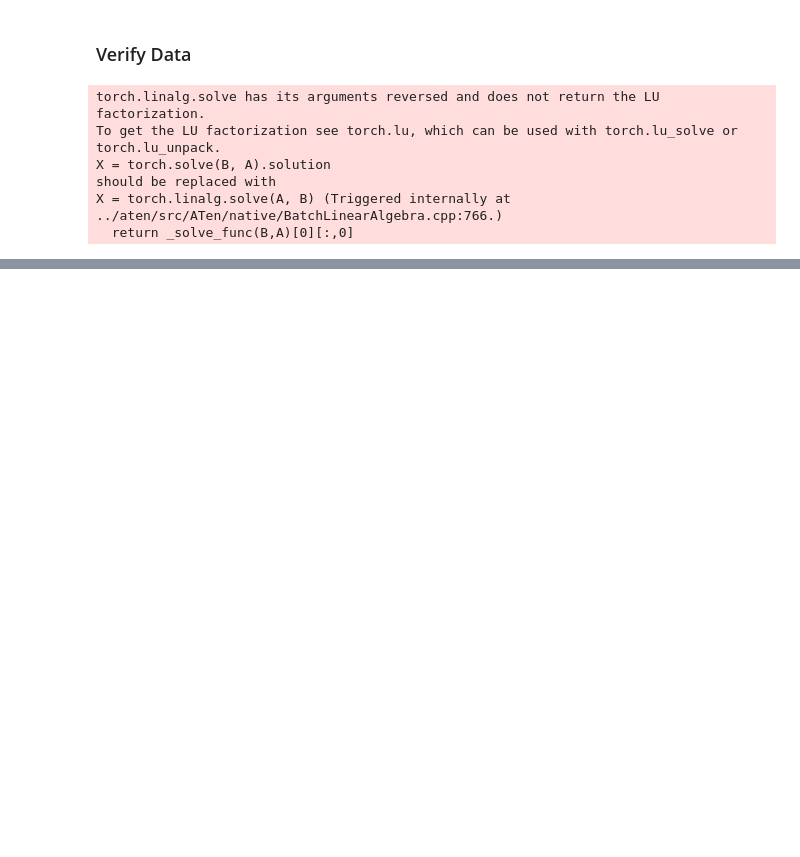
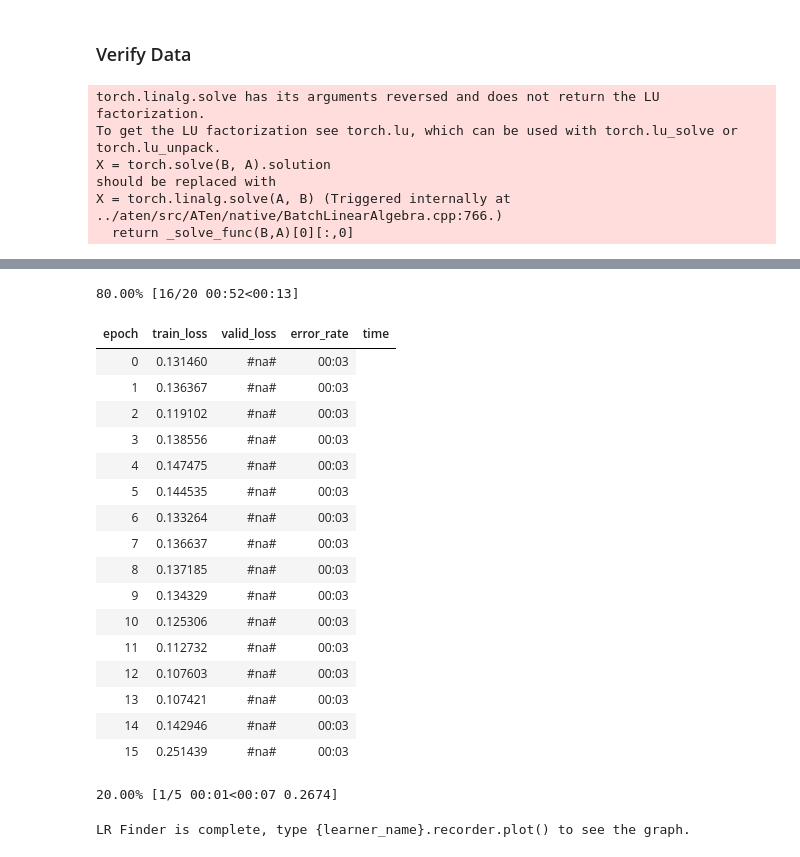
Before and after one commit to kvs1998/Practical-Deep-Learning-for-Coders-v3, a Jupyter notebook: lesson02.ipynb, the cells around one changed output, grey strips where cells are left out. Cells and saved outputs as stored; diff of their text form; code cells hidden in the pictures; blank space fills up the shorter version.

```diff
--- a/lesson02.ipynb
+++ b/lesson02.ipynb
@@ -61,0 +72,2 @@ data.show_batch(rows=3, figsize=(8,8))
+# %%
+learn = cnn_learner(data, models.resnet34, metrics = error_rate)
@@ -61,0 +76,2 @@ data.show_batch(rows=3, figsize=(8,8))
+# %%
+learn.fit_one_cycle(4)
@@ -61,0 +86,23 @@ data.show_batch(rows=3, figsize=(8,8))
+# %%
+learn.lr_find()
+# %% [output]
+80.00% [16/20 00:52<00:13]
+| epoch | train_loss | valid_loss | error_rate | time |
+| 0 | 0.131460 | #na# | 00:03 |
+| 1 | 0.136367 | #na# | 00:03 |
+| 2 | 0.119102 | #na# | 00:03 |
+| 3 | 0.138556 | #na# | 00:03 |
+| 4 | 0.147475 | #na# | 00:03 |
+| 5 | 0.144535 | #na# | 00:03 |
+| 6 | 0.133264 | #na# | 00:03 |
+| 7 | 0.136637 | #na# | 00:03 |
+| 8 | 0.137185 | #na# | 00:03 |
+| 9 | 0.134329 | #na# | 00:03 |
+| 10 | 0.125306 | #na# | 00:03 |
+| 11 | 0.112732 | #na# | 00:03 |
+| 12 | 0.107603 | #na# | 00:03 |
+| 13 | 0.107421 | #na# | 00:03 |
+| 14 | 0.142946 | #na# | 00:03 |
+| 15 | 0.251439 | #na# | 00:03 |
+20.00% [1/5 00:01<00:07 0.2674]
+LR Finder is complete, type {learner_name}.recorder.plot() to see the graph.
```
Also changed, not shown: parts of 15 cells of this notebook.
